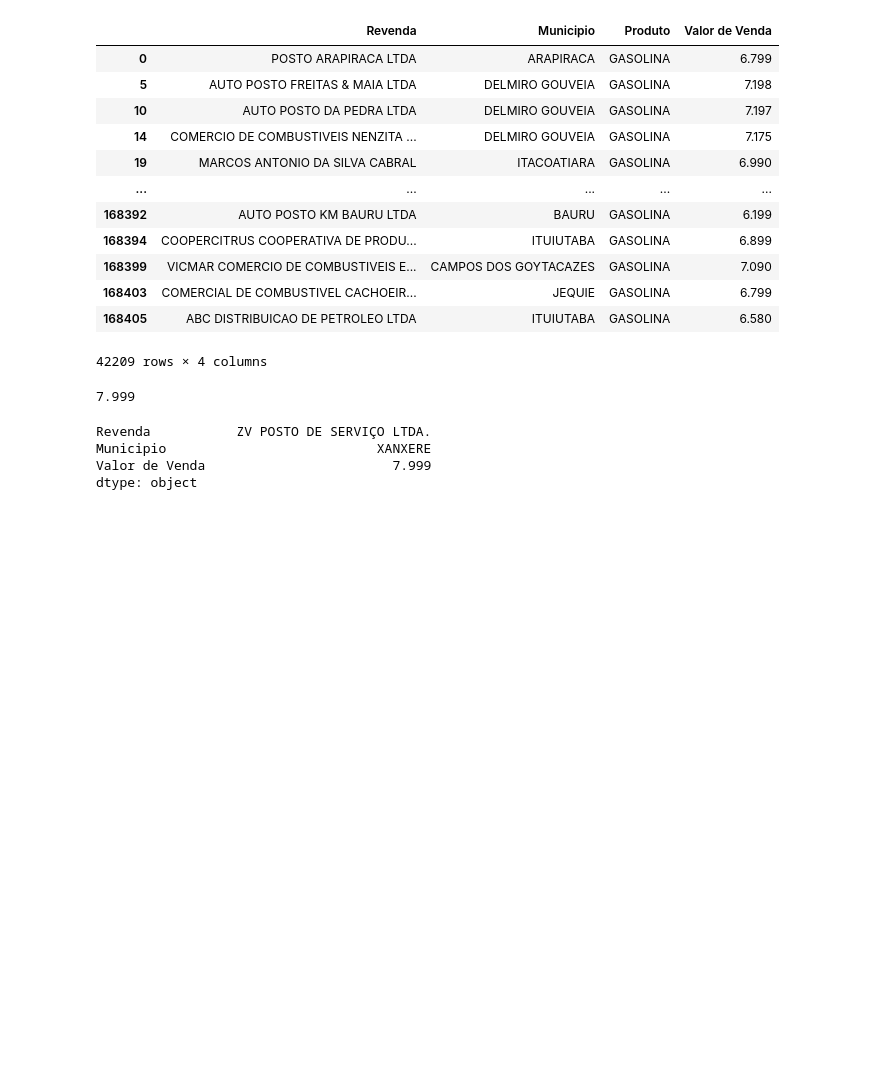
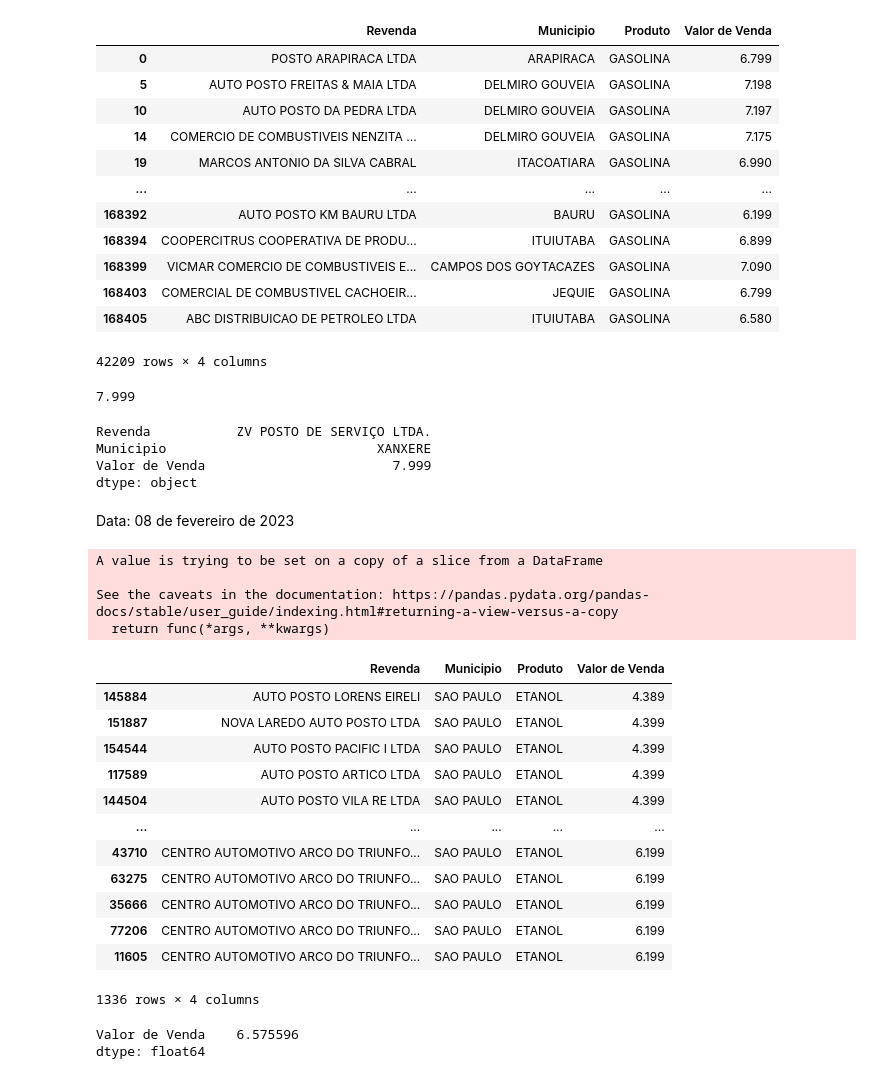
Before and after one commit to arislaoliveira/extensao-pandas, a Jupyter notebook: Primeiro_Exemplo_em_Pandas.ipynb, the cells around one changed output. Drawn from its saved outputs; the diff is of its cells as text; code cells hidden in the pictures; blank space fills up the shorter version.

```diff
--- a/Primeiro_Exemplo_em_Pandas.ipynb
+++ b/Primeiro_Exemplo_em_Pandas.ipynb
@@ -220,3 +219,36 @@ Revenda           ZV POSTO DE SERVIÇO LTDA.
 Municipio                           XANXERE
 Valor de Venda                        7.999
 dtype: object
+# %% [markdown]
+Data: 08 de fevereiro de 2023
+# %%
+# Dataframe.loc[] com múltiplas condições para filtragem
+# Quais são os postos de ETANOL e quais são os preços na minha cidade
+# Em ordem crescente
+etanol_paulistano_df = ca_df.loc[(ca_df['Produto'] == 'ETANOL') & (ca_df['Municipio'] == 'SAO PAULO')]
+etanol_paulistano_df.sort_values(by='Valor de Venda', inplace=True)
+display(etanol_paulistano_df)
+# %% [output]
+A value is trying to be set on a copy of a slice from a DataFrame
+
+See the caveats in the documentation: https://pandas.pydata.org/pandas-docs/stable/user_guide/indexing.html#returning-a-view-versus-a-copy
+  return func(*args, **kwargs)
+|  | Revenda | Municipio | Produto | Valor de Venda |
+| 145884 | AUTO POSTO LORENS EIRELI | SAO PAULO | ETANOL | 4.389 |
+| 151887 | NOVA LAREDO AUTO POSTO LTDA | SAO PAULO | ETANOL | 4.399 |
+| 154544 | AUTO POSTO PACIFIC I LTDA | SAO PAULO | ETANOL | 4.399 |
+| 117589 | AUTO POSTO ARTICO LTDA | SAO PAULO | ETANOL | 4.399 |
+| 144504 | AUTO POSTO VILA RE LTDA | SAO PAULO | ETANOL | 4.399 |
+| ... | ... | ... | ... | ... |
+| 43710 | CENTRO AUTOMOTIVO ARCO DO TRIUNFO... | SAO PAULO | ETANOL | 6.199 |
+| 63275 | CENTRO AUTOMOTIVO ARCO DO TRIUNFO... | SAO PAULO | ETANOL | 6.199 |
+| 35666 | CENTRO AUTOMOTIVO ARCO DO TRIUNFO... | SAO PAULO | ETANOL | 6.199 |
+| 77206 | CENTRO AUTOMOTIVO ARCO DO TRIUNFO... | SAO PAULO | ETANOL | 6.199 |
+| 11605 | CENTRO AUTOMOTIVO ARCO DO TRIUNFO... | SAO PAULO | ETANOL | 6.199 |
+1336 rows × 4 columns
+# %%
+# Qual a média de preços dos combustíveis GASOLINA e GASOLINA ADITIVADA do bairro BELA VISTA em SÃO PAULO
+display(combustiveis_df.loc[(combustiveis_df['Bairro'] == 'MOOCA') & (combustiveis_df['Municipio'] == 'SAO PAULO') & ((combustiveis_df['Produto'] == 'GASOLINA') | (combustiveis_df['Produto'] == 'GASOLINA ADITIVADA')), ['Valor de Venda']].mean())
+# %% [output]
+Valor de Venda    6.575596
+dtype: float64
```
Also changed, not shown: parts of 4 cells of this notebook.
